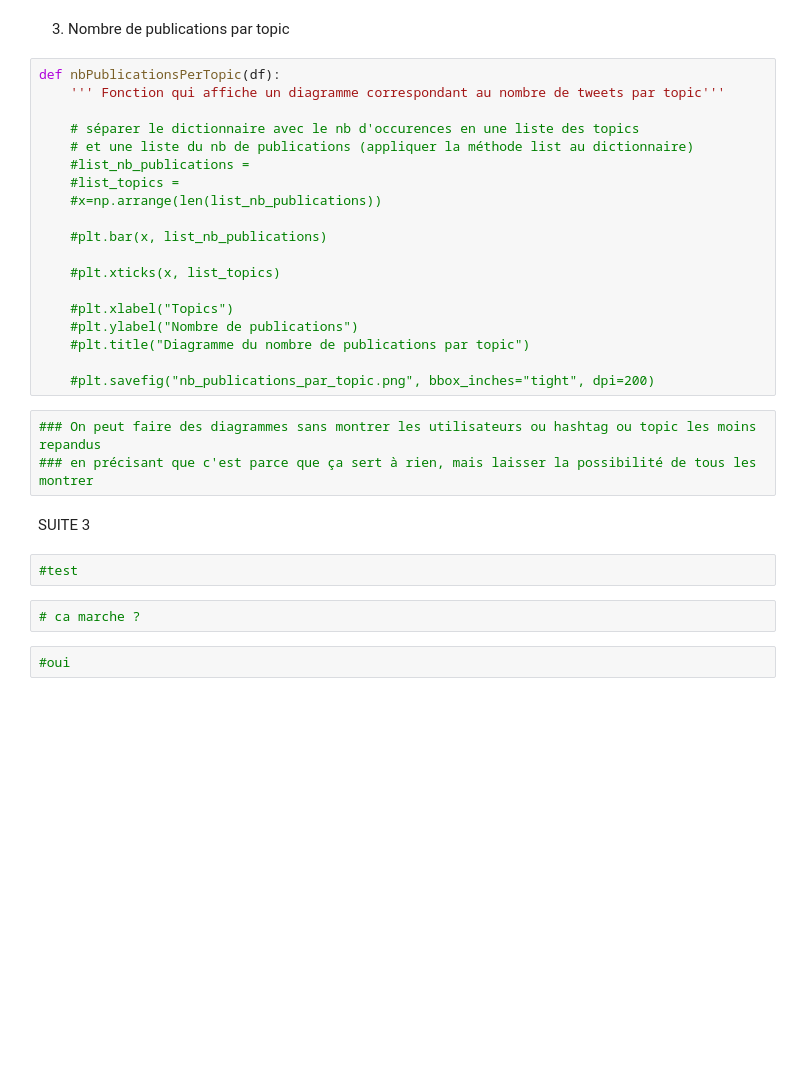
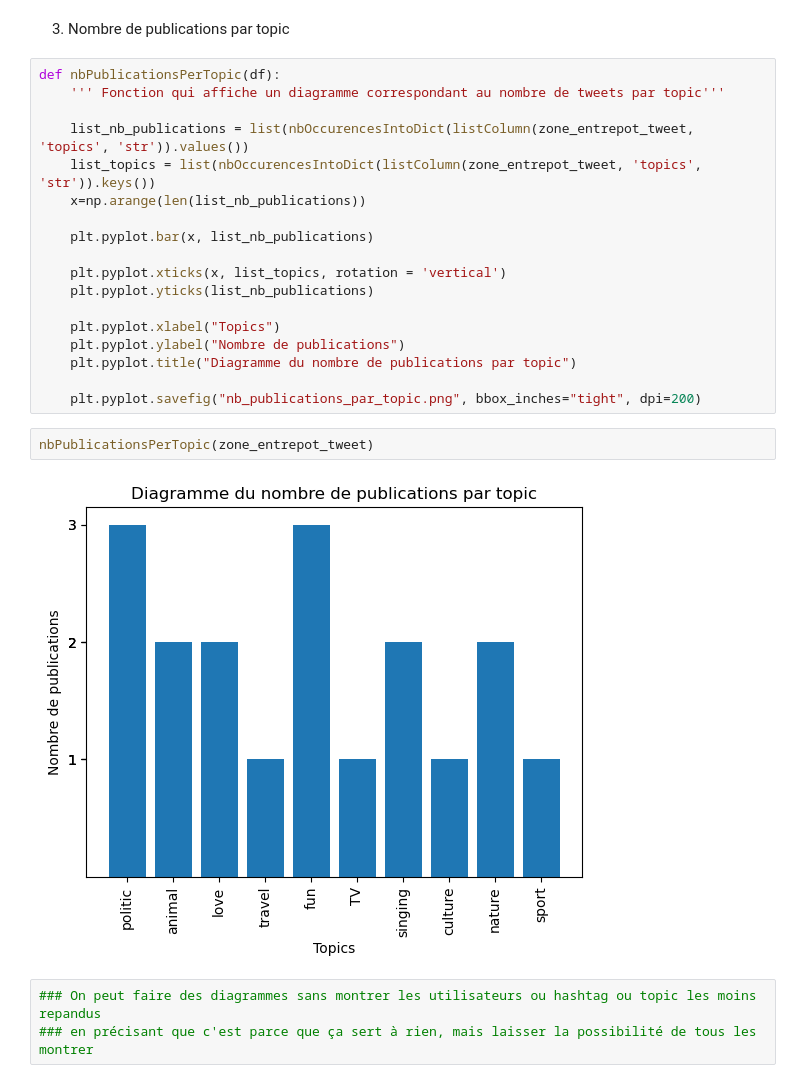
Before and after one commit to Camille-Le-Corre/IN304-Projet_Analyse_tweets, a Jupyter notebook: Projet.ipynb, the cells around one changed output. Drawn from its saved outputs; the diff is of its cells as text; blank space fills up the shorter version.

```diff
--- a/Projet.ipynb
+++ b/Projet.ipynb
@@ -545,29 +505,24 @@ def nbPublicationsPerHashtag(df):
 def nbPublicationsPerTopic(df):
     ''' Fonction qui affiche un diagramme correspondant au nombre de tweets par topic'''
 
-    # séparer le dictionnaire avec le nb d'occurences en une liste des topics
-    # et une liste du nb de publications (appliquer la méthode list au dictionnaire)
-    #list_nb_publications =
-    #list_topics =
-    #x=np.arrange(len(list_nb_publications))
+    list_nb_publications = list(nbOccurencesIntoDict(listColumn(zone_entrepot_tweet, 'topics', 'str')).values())
+    list_topics = list(nbOccurencesIntoDict(listColumn(zone_entrepot_tweet, 'topics', 'str')).keys())
+    x=np.arange(len(list_nb_publications))
 
-    #plt.bar(x, list_nb_publications)
+    plt.pyplot.bar(x, list_nb_publications)
 
-    #plt.xticks(x, list_topics)
+    plt.pyplot.xticks(x, list_topics, rotation = 'vertical')
+    plt.pyplot.yticks(list_nb_publications)
 
-    #plt.xlabel("Topics")
-    #plt.ylabel("Nombre de publications")
-    #plt.title("Diagramme du nombre de publications par topic")
+    plt.pyplot.xlabel("Topics")
+    plt.pyplot.ylabel("Nombre de publications")
+    plt.pyplot.title("Diagramme du nombre de publications par topic")
 
-    #plt.savefig("nb_publications_par_topic.png", bbox_inches="tight", dpi=200)
+    plt.pyplot.savefig("nb_publications_par_topic.png", bbox_inches="tight", dpi=200)
+# %%
+nbPublicationsPerTopic(zone_entrepot_tweet)
+# %% [output]
+[figure, added]
 # %%
 ### On peut faire des diagrammes sans montrer les utilisateurs ou hashtag ou topic les moins repandus
 ### en précisant que c'est parce que ça sert à rien, mais laisser la possibilité de tous les montrer
-# %% [markdown]
-SUITE 3
-# %%
-#test
-# %%
-# ca marche ?
-# %%
-#oui
```
Also changed, not shown: parts of 42 cells of this notebook, 4 other files.
